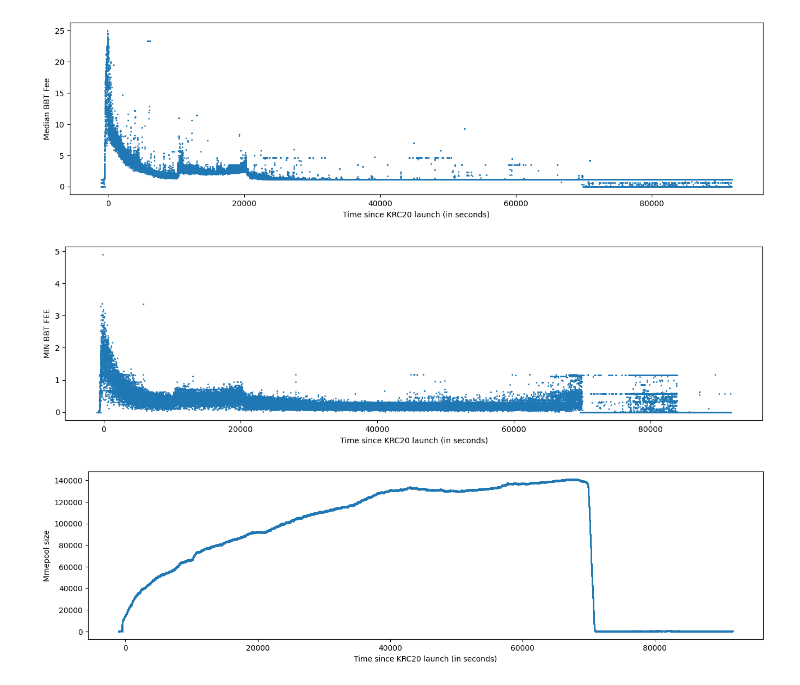
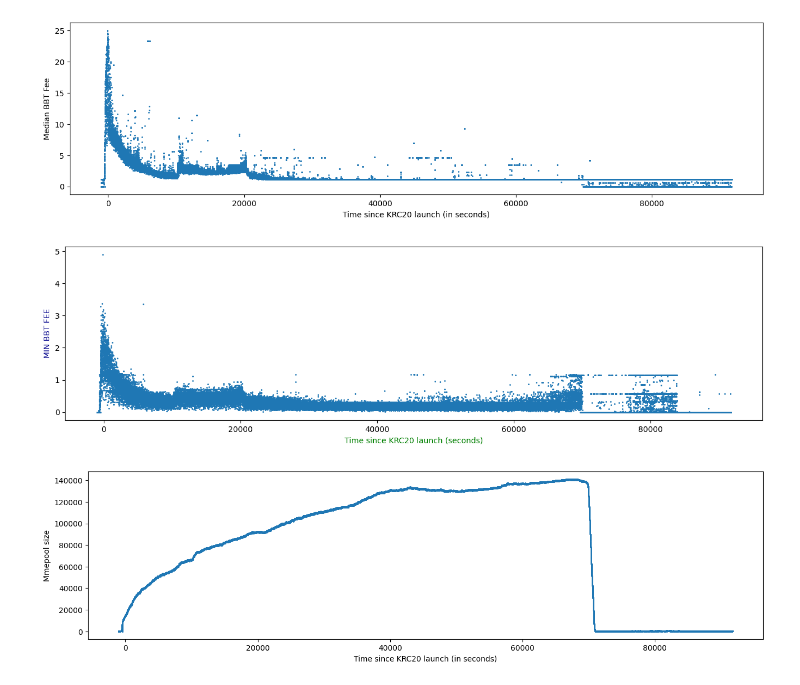
Before and after one commit to michaelsutton/rusty-kaspa, a Jupyter notebook: mining/src/feerate/mainnet-load-analysis.ipynb, the cells around one changed output. Drawn from its saved outputs; the diff is of its cells as text; code cells hidden in the pictures.

```diff
--- a/mining/src/feerate/mainnet-load-analysis.ipynb
+++ b/mining/src/feerate/mainnet-load-analysis.ipynb
@@ -61,14 +61,14 @@ plt.show()
 # %%
 x = np.arange(len(df))
 y = df['bbt_min_feerate']
 
 plt.figure(figsize=(16, 4))
 plt.scatter(x - 1000, y * 2000 / 100_000_000, s=1)
-plt.ylabel('MIN BBT FEE')
-plt.xlabel('Time since KRC20 launch (in seconds)')
+plt.ylabel('MIN BBT FEE', color='darkblue')
+plt.xlabel('Time since KRC20 launch (seconds)', color='green')
 plt.show()
 # %% [output]
-[figure, old version]
+[figure, new version]
 # %%
 x = np.arange(len(df))
 y = df['mempool_count']
```
Also changed, not shown: parts of 6 cells of this notebook.
